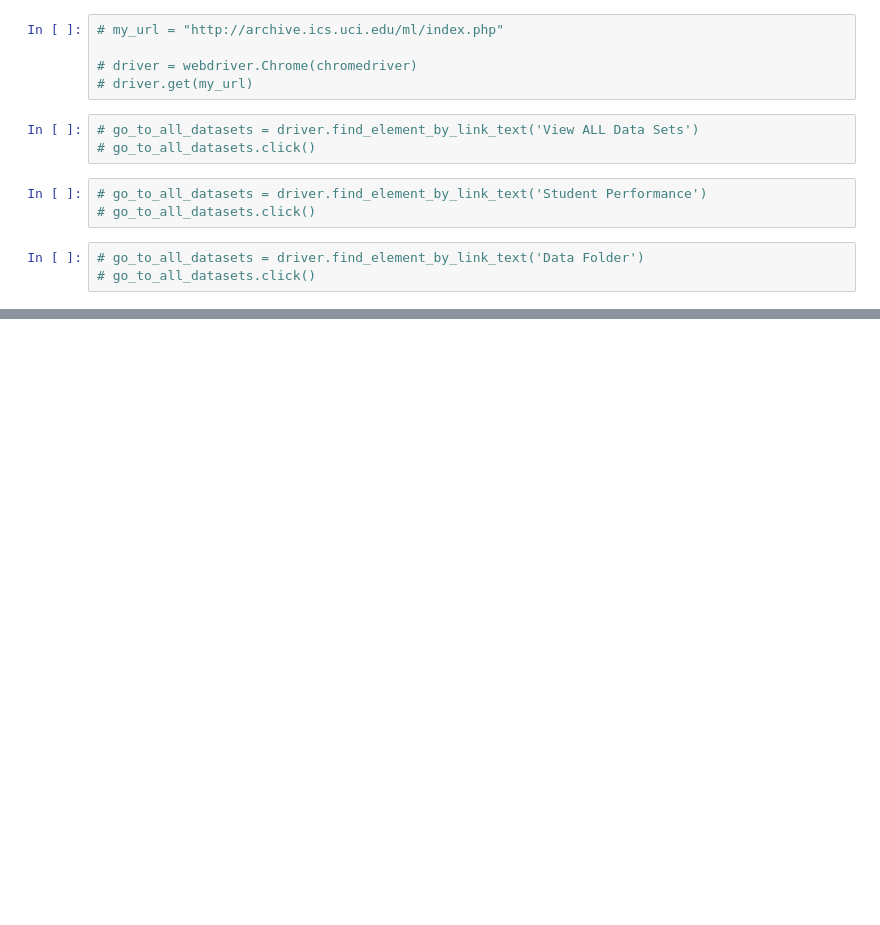
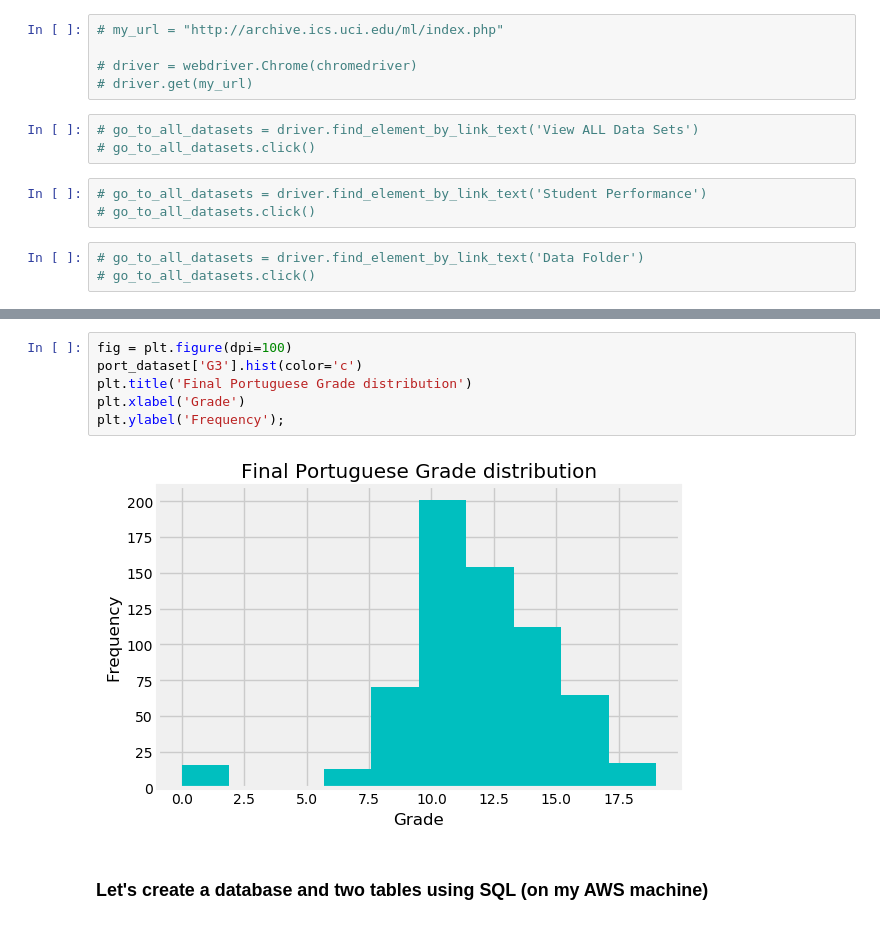
Before and after one commit to Auste1989/metis_projects, a Jupyter notebook: Student_Grade_Prediction/Student_Grade_Prediction_Data.ipynb, the cells around one changed output, grey strips where cells are left out. Drawn from its saved outputs; the diff is of its cells as text; blank space fills up the shorter version.

```diff
--- a/Student_Grade_Prediction/Student_Grade_Prediction_Data.ipynb
+++ b/Student_Grade_Prediction/Student_Grade_Prediction_Data.ipynb
@@ -61,0 +153,10 @@ plt.style.use('fivethirtyeight')
+# %%
+fig = plt.figure(dpi=100)
+port_dataset['G3'].hist(color='c')
+plt.title('Final Portuguese Grade distribution')
+plt.xlabel('Grade')
+plt.ylabel('Frequency');
+# %% [output]
+[figure, added]
+# %% [markdown]
+### Let's create a database and two tables using SQL (on my AWS machine)
```
Also changed, not shown: parts of 11 cells of this notebook.
